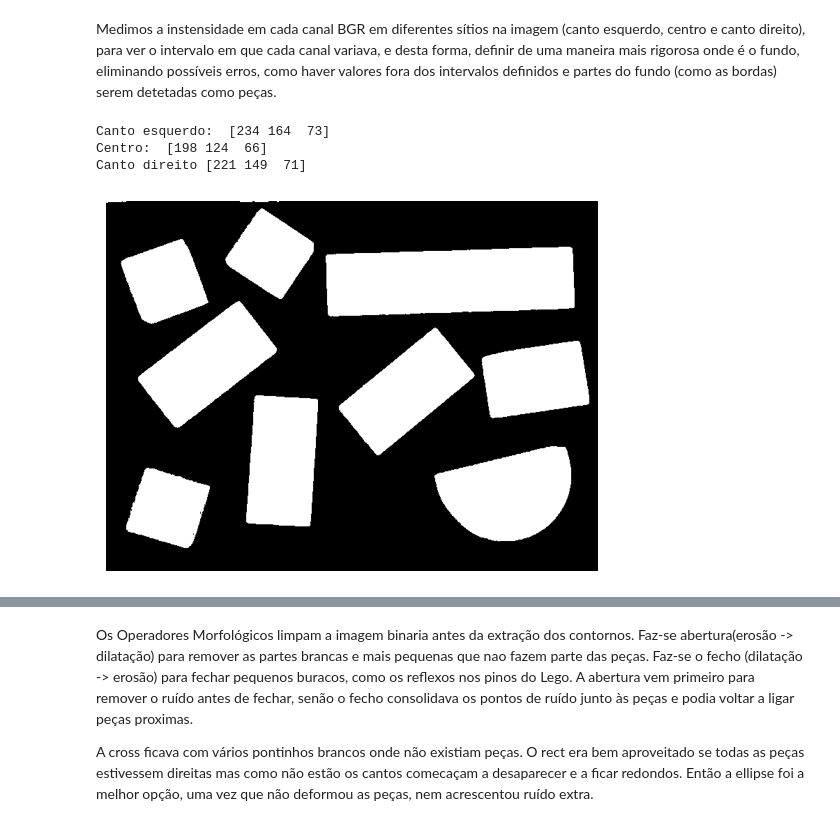
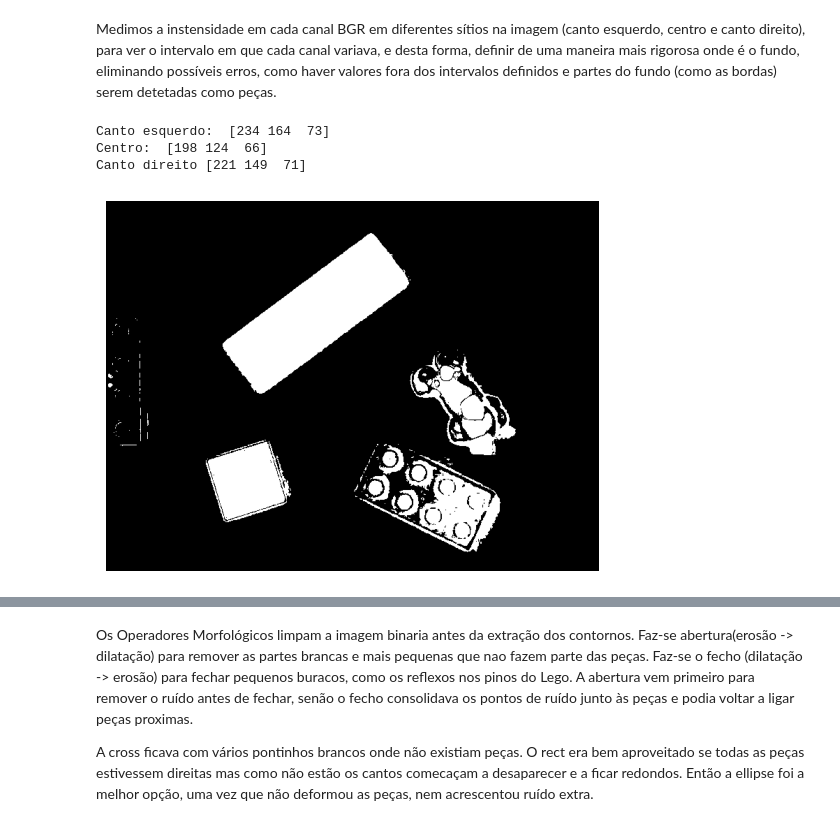
Before and after one commit to beatizisjesus-ctrl/PIV_TP1, a Jupyter notebook: PIV_TP1.ipynb, the cells around one changed output, grey strips where cells are left out. Cells and saved outputs as stored; diff of their text form; code cells hidden in the pictures.

```diff
--- a/PIV_TP1.ipynb
+++ b/PIV_TP1.ipynb
@@ -6,10 +7,12 @@ import matplotlib.pyplot as plt
 numTeste = [12, 21, 30, 32]
 numTreino = [1, 2, 4, 9, 10, 11, 13, 22, 23, 25]
 
-testes = [cv2.imread(f"treino/lego{n}.jpg") for n in numTeste]
+teste = [cv2.imread(f"treino/lego{n}.jpg") for n in numTeste]
 treino = [cv2.imread(f"treino/lego0{n}.jpg" if n < 10 else f"treino/lego{n}.jpg") for n in numTreino]
 
-imagens = treino
+imagens = teste
+
+i = 3 # Imagem a treinar/testar
 # %% [markdown]
 
 Em tons de cinzento, o fundo azul e algumas peças (vermelha, verde, laranja...) ficam com brilho parecido, e nenhum limiar, fixo ou Otsu, as consegue separar. O problema não é o valor do limiar, é que o brilho não distingue fundo de peças. A solução é segmentar pela cor. Ou seja, em ves de ler a imagem em tons de cinzento, esta sera lida com as cores originais e usa-se o fundo azul como referência.
@@ -22,29 +25,95 @@ Medimos a instensidade em cada canal BGR em diferentes sítios na imagem (canto
 # %%
 # Binarização
 
-#treino_bin = [cv2.threshold(img, 140, 255, cv2.THRESH_BINARY)[1] for img in treino]
+#1ª Maneira:
+# def segmentar(img):
+#     #fundo = cv2.inRange(img, (150, 90, 0), (255, 200, 110))   # (B, G, R) min e max
+#     fundo = cv2.inRange(img, (95, 75, 0), (255, 200, 110))   # mudei por causa das sombras das peças
+#     return 255 - fundo                                        # peças = branco, fundo = preto
+
+
+
+#2ª Maneira:
+#descobre os valores medios de cor(bgr) de fundo de cada imagem
+# def cor_fundo(img, faixa=15):
+#     # junta as 4 faixas das bordas (cima, baixo, esquerda, direita)
+#     bordas = np.concatenate([
+#         img[:faixa].reshape(-1, 3),
+#         img[-faixa:].reshape(-1, 3),
+#         img[:, :faixa].reshape(-1, 3),
+#         img[:, -faixa:].reshape(-1, 3),
+#     ])
+#     # mediana de cada canal (valor que fica no meio): pouco afetada por peças cortadas na borda
+#     b, g, r = np.median(bordas, axis=0)
+#     return b, g, r
+
+# def segmentar(img):
+
+#     b, g, r = cor_fundo(img)          # cor típica do fundo desta imagem (BGR)
+
+#     #np.clip garante valores entre 0 e 255
+#     min = np.clip([b - 45, g - 60, r - 23], 0, 255)
+#     max = np.clip([b + 45, g + 60, r + 23], 0, 255)
+
+#     fundo = cv2.inRange(img, min.astype(np.uint8), max.astype(np.uint8))
+#     return 255 - fundo
+
+
+
+
+
+#3ª Maneira
+def cor_fundo(img, faixa=15, folga=10):
+    # junta as 4 faixas das bordas (cima, baixo, esquerda, direita)
+    bordas = np.concatenate([
+        img[:faixa].reshape(-1, 3),
+        img[-faixa:].reshape(-1, 3),
+        img[:, :faixa].reshape(-1, 3),
+        img[:, -faixa:].reshape(-1, 3),
+    ])
+
+    # cor típica do fundo (mediana de cada canal)
+    b, g, r = np.median(bordas, axis=0)
+
+    # limites do fundo em cada canal: 1% mais baixo e 1% mais alto
+    # (ignora os valores extremos, por exemplo uma peça cortada na borda)
+    b_min, g_min, r_min = np.percentile(bordas, 1, axis=0)
+    b_max, g_max, r_max = np.percentile(bordas, 99, axis=0)
+
+    # variação de cada canal: a maior distância entre a mediana e um dos limites, mais uma folga
+    var_b = max(b - b_min, b_max - b) + folga
+    var_g = max(g - g_min, g_max - g) + folga
+    var_r = max(r - r_min, r_max - r) + folga
+
+    return (b, g, r), (var_b, var_g, var_r)
+
+
 
 def segmentar(img):
-    #fundo = cv2.inRange(img, (150, 90, 0), (255, 200, 110))   # (B, G, R) min e max
-    fundo = cv2.inRange(img, (95, 75, 0), (255, 200, 110))   # mudei por causa das sombras das peças
-    return 255 - fundo                                        # peças = branco, fundo = preto
+    (b, g, r), (var_b, var_g, var_r) = cor_fundo(img)
+
+    # igual ao que já tinhas, mas com a variação medida nesta imagem
+    inf = np.clip([b - var_b, g - var_g, r - var_r], 0, 255)
+    sup = np.clip([b + var_b, g + var_g, r + var_r], 0, 255)
+
+    fundo = cv2.inRange(img, inf.astype(np.uint8), sup.astype(np.uint8))
+    return 255 - fundo   # peças = branco, fundo = preto
+
+
 
 
 # estes valores estão em bgr, pq a imagem foi lida assim
 print("Canto esquerdo: ", treino[0][10, 10])      # canto
 print("Centro: ", treino[0][260, 350])    # centro (zona de fundo)
 print("Canto direito", treino[0][500, 20])     # outro canto
 
 binarizacao = [segmentar(img) for img in imagens]
 
-plt.imshow(binarizacao[0],cmap="gray")
+plt.imshow(binarizacao[i],cmap="gray")
 plt.axis("off")
 plt.show()
-
-
-#hist = cv2.calcHist([treino[2]], [0], None, [256], [0, 256])
 # %% [output]
 Canto esquerdo:  [234 164  73]
 Centro:  [198 124  66]
 Canto direito [221 149  71]
-[figure, old version]
+[figure, new version]
```
Also changed, not shown: parts of 7 cells of this notebook.
